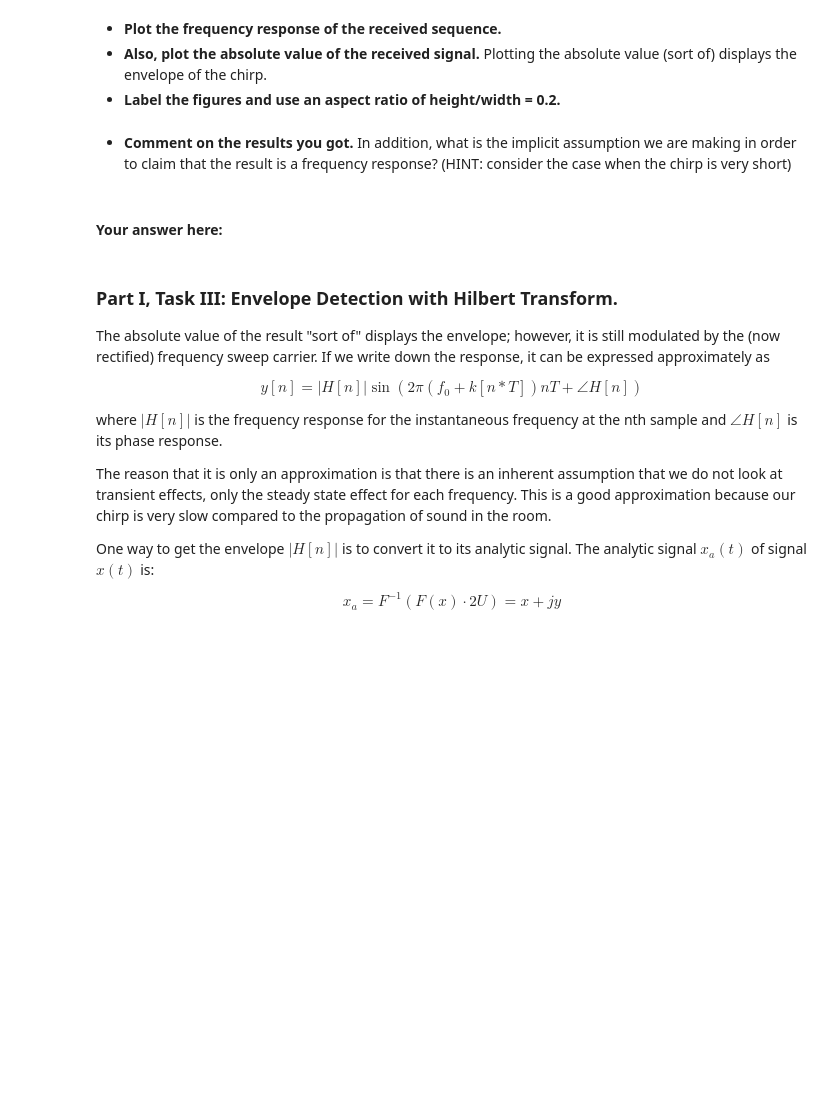
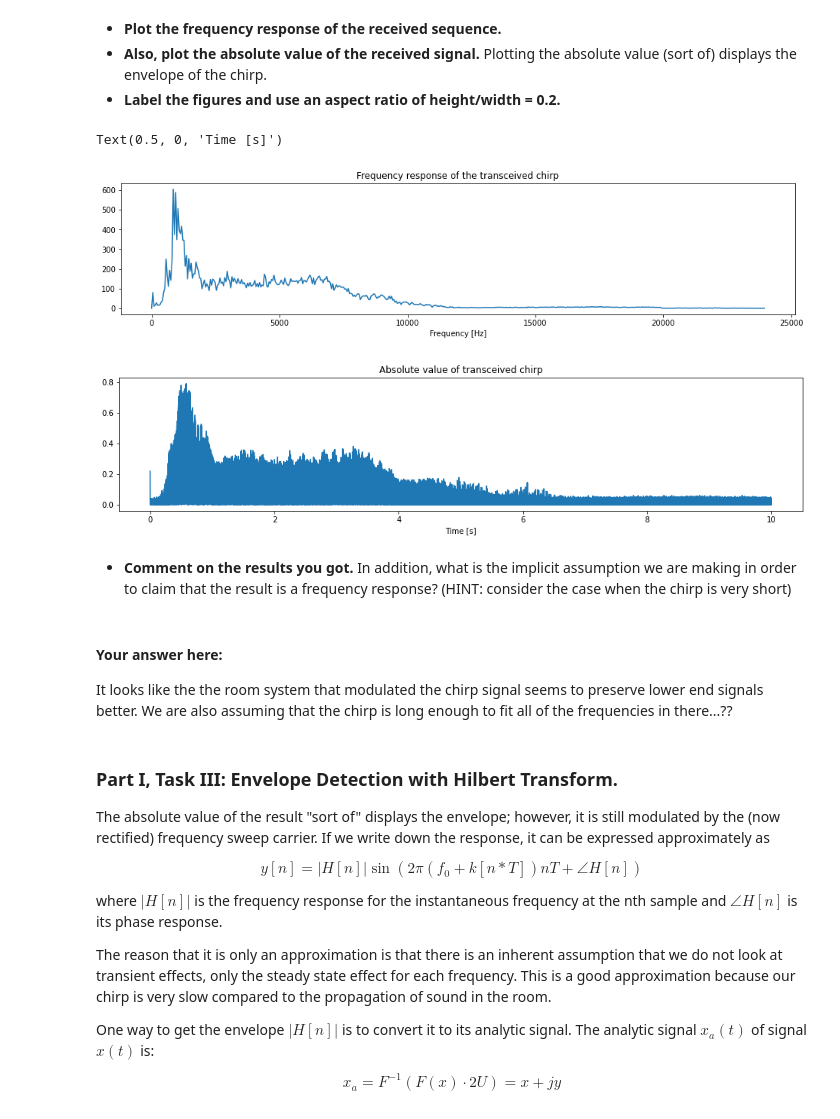
Before and after one commit to EE123-students/lab1-spring2023-rob, a Jupyter notebook: lab1-part2-TimeDomain-Sonar.ipynb, the cells around one changed output. Saved outputs shown, nothing was run; the diff lists cells and outputs as text; code cells hidden in the pictures; blank space fills up the shorter version.

```diff
--- a/lab1-part2-TimeDomain-Sonar.ipynb
+++ b/lab1-part2-TimeDomain-Sonar.ipynb
@@ -177,31 +197,36 @@ rcv_chirp.shape
 # %%
 ## plot chirp response
 
 # generate frequency response of chirp
-w, RCV_chirp = # TODO
+w, RCV_chirp = signal.freqz(rcv_chirp, 1)
 
 # generate frequency indices
-f = # TODO
+f = w / (2 * np.pi) * 48000
 
 # generate time indices
-t = # TODO
+t = np.r_[0:10:1/48000]
 
 # plot
 width, height = figaspect(0.2)
 fig = figure(figsize=(width,height))
 plt.plot(f, abs(RCV_chirp))
 plt.title("Frequency response of the transceived chirp")
 plt.xlabel("Frequency [Hz]")
 
 fig = figure(figsize=(width,height))
 plt.plot(t, abs(rcv_chirp))
 plt.title("Absolute value of transceived chirp");
 plt.xlabel("Time [s]")
+# %% [output]
+Text(0.5, 0, 'Time [s]')
+[figure, added]
+[figure, added]
 # %% [markdown]
 * **Comment on the results you got.** In addition, what is the implicit assumption we are making in order to claim that the result is a frequency response?
 (HINT: consider the case when the chirp is very short)
-# %% [markdown]
-#### Your answer here:
+# %% [markdown]
+#### Your answer here:
+It looks like the the room system that modulated the chirp signal seems to preserve lower end signals better. We are also assuming that the chirp is long enough to fit all of the frequencies in there...??
 # %% [markdown]
 ### Part I, Task III: Envelope Detection with Hilbert Transform.
 The absolute value of the result "sort of" displays the envelope; however, it is still modulated by the (now rectified) frequency sweep carrier. If we write down the response, it can be expressed approximately as
```
Also changed, not shown: parts of 8 cells of this notebook.
